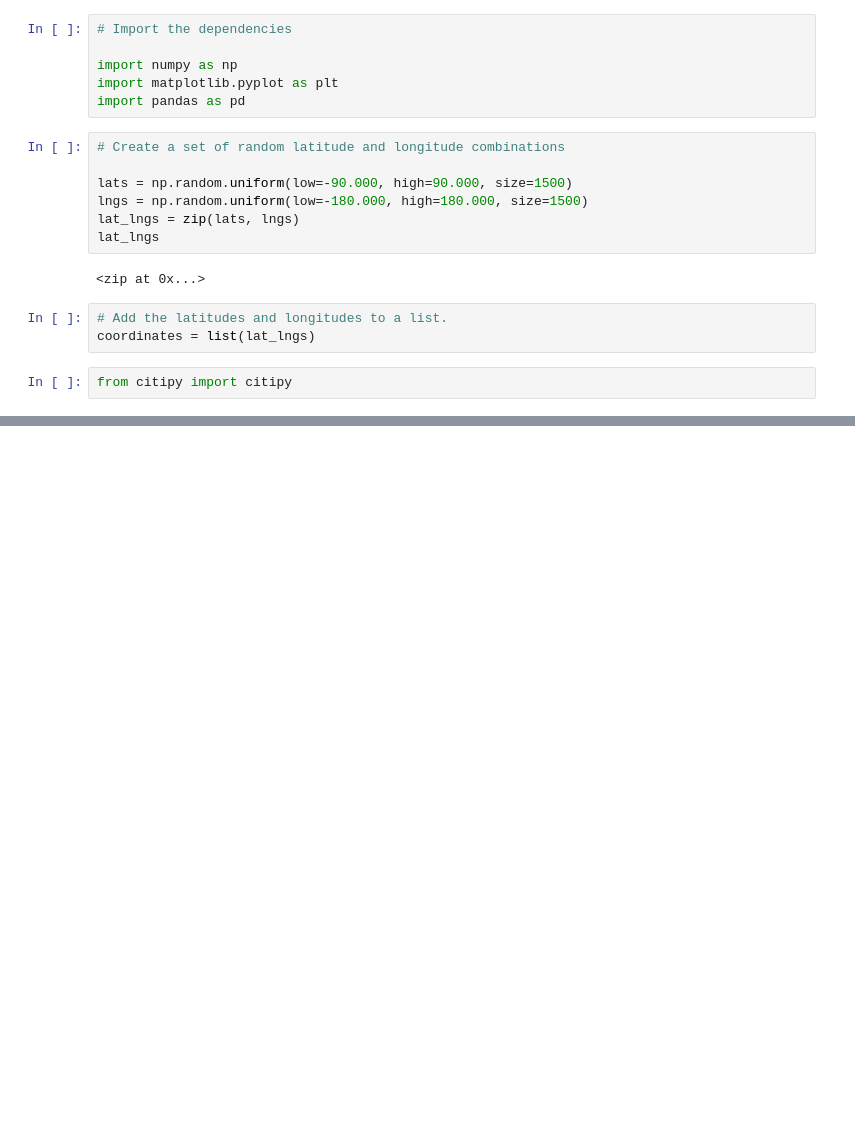
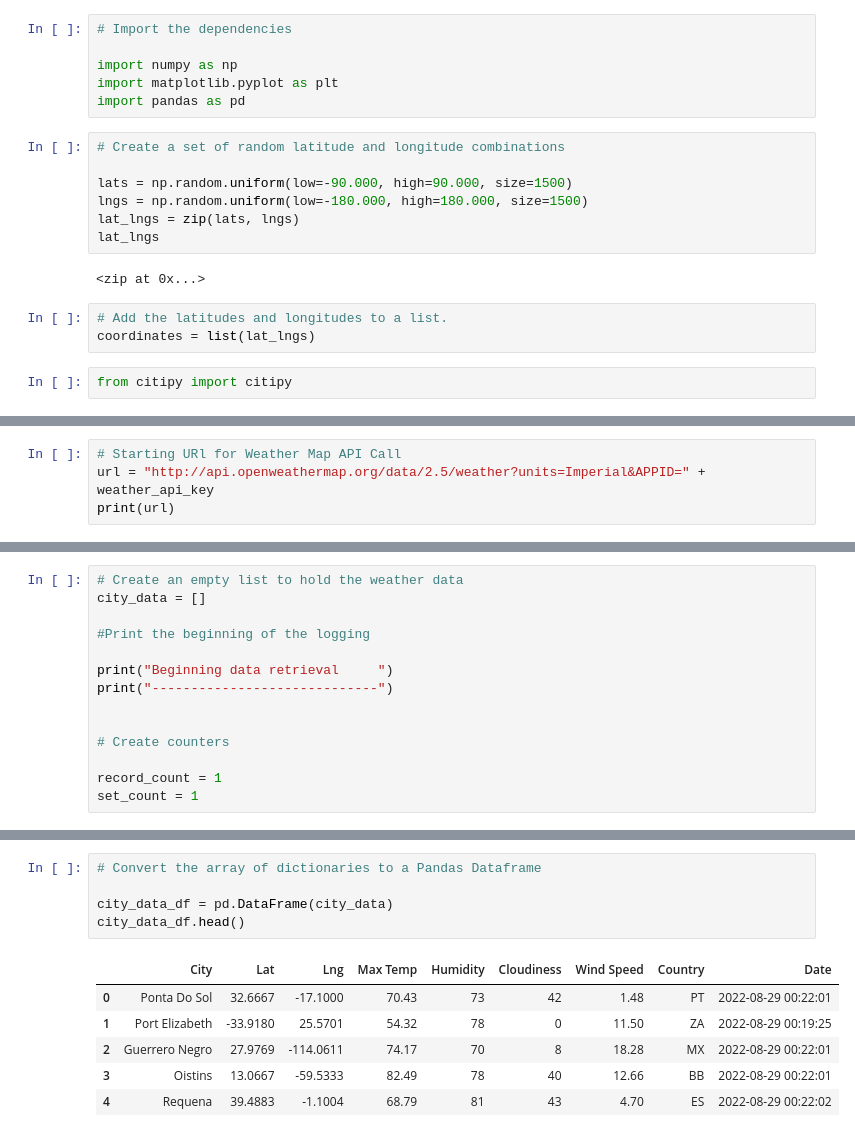
Before and after one commit to caseylee94/World_Weather_Analysis, a Jupyter notebook: WeatherPy.ipynb, the cells around one changed output, grey strips where cells are left out. Saved outputs shown, nothing was run; the diff lists cells and outputs as text; blank space fills up the shorter version.

Commit message:
Dataframe with weather parameters completed

```diff
--- a/WeatherPy.ipynb
+++ b/WeatherPy.ipynb
@@ -34,0 +41,4 @@ len(cities)
+# %%
+# Starting URl for Weather Map API Call
+url = "http://api.openweathermap.org/data/2.5/weather?units=Imperial&APPID=" + weather_api_key
+print(url)
@@ -34,0 +52,14 @@ len(cities)
+# %%
+# Create an empty list to hold the weather data
+city_data = []
+
+#Print the beginning of the logging
+
+print("Beginning data retrieval     ")
+print("-----------------------------")
+
+
+# Create counters
+
+record_count = 1
+set_count = 1
@@ -34,0 +155,12 @@ len(cities)
+# %%
+# Convert the array of dictionaries to a Pandas Dataframe
+
+city_data_df = pd.DataFrame(city_data)
+city_data_df.head()
+# %% [output]
+|  | City | Lat | Lng | Max Temp | Humidity | Cloudiness | Wind Speed | Country | Date |
+| 0 | Ponta Do Sol | 32.6667 | -17.1000 | 70.43 | 73 | 42 | 1.48 | PT | 2022-08-29 00:22:01 |
+| 1 | Port Elizabeth | -33.9180 | 25.5701 | 54.32 | 78 | 0 | 11.50 | ZA | 2022-08-29 00:19:25 |
+| 2 | Guerrero Negro | 27.9769 | -114.0611 | 74.17 | 70 | 8 | 18.28 | MX | 2022-08-29 00:22:01 |
+| 3 | Oistins | 13.0667 | -59.5333 | 82.49 | 78 | 40 | 12.66 | BB | 2022-08-29 00:22:01 |
+| 4 | Requena | 39.4883 | -1.1004 | 68.79 | 81 | 43 | 4.70 | ES | 2022-08-29 00:22:02 |
```
Also changed, not shown: parts of 9 cells of this notebook, 3 other files.
